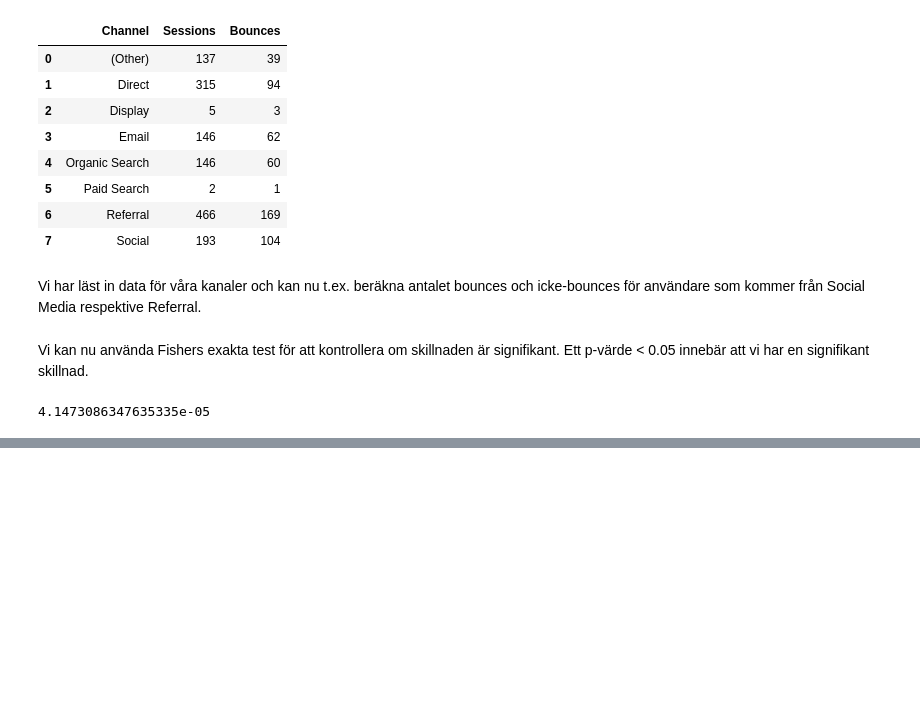
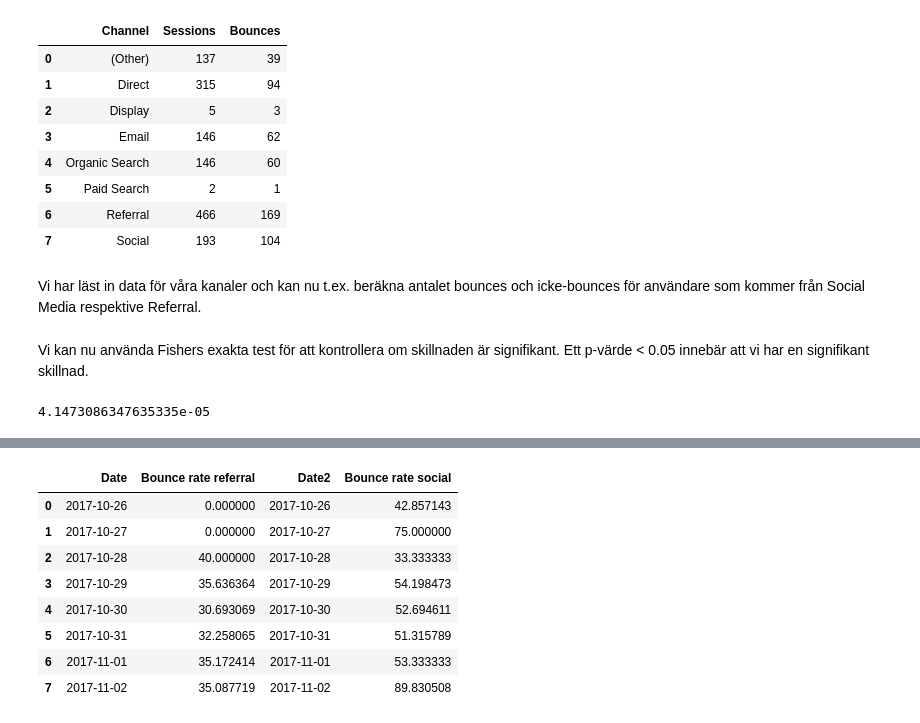
Before and after one commit to hornstein/multichannel-analytics, a Jupyter notebook: signifikanstestning.ipynb, the cells around one changed output, grey strips where cells are left out. Cells and saved outputs as stored; diff of their text form; code cells hidden in the pictures; blank space fills up the shorter version.

```diff
--- a/signifikanstestning.ipynb
+++ b/signifikanstestning.ipynb
@@ -73,0 +89,30 @@ print (pvalue)
+# %%
+r = requests.get('https://www.googleapis.com/analytics/v3/data/ga?ids=ga%3A130903410&start-date=2017-10-26&end-date=2017-11-02&metrics=ga%3AbounceRate&dimensions=ga%3Adate&filters=ga%3AchannelGrouping%3D%3DReferral&access_token=ya29.ImCvB316e-qxk20MajMUpwyng7EEarbUCImxEhOr0EPTN99m5EXEZvynd9WWTRKrP59N2VwuyH2aES8Con1bYKNoEs2JmkP13kXkAl9oCbvRo4xd2zJyutP6X0v3NL6GOVg')
+
+data = r.json() # read data from a JSON format
+df1 = pd.DataFrame(data['rows']) # turn data into a Pandas data frame
+df1 = df1.rename(columns={0: 'Date', 1: 'Bounce rate referral'}) # giving the columns some proper titles
+df1['Bounce rate referral'] = df1['Bounce rate referral'].astype(float) # formatting bounce rate as floats
+df1['Date'] = pd.to_datetime(df1['Date'])
+
+r = requests.get('https://www.googleapis.com/analytics/v3/data/ga?ids=ga%3A130903410&start-date=2017-10-26&end-date=2017-11-02&metrics=ga%3AbounceRate&dimensions=ga%3Adate&filters=ga%3AchannelGrouping%3D%3DSocial&access_token=ya29.ImCvB316e-qxk20MajMUpwyng7EEarbUCImxEhOr0EPTN99m5EXEZvynd9WWTRKrP59N2VwuyH2aES8Con1bYKNoEs2JmkP13kXkAl9oCbvRo4xd2zJyutP6X0v3NL6GOVg')
+
+data = r.json() # read data from a JSON format
+df2 = pd.DataFrame(data['rows']) # turn data into a Pandas data frame
+df2 = df2.rename(columns={0: 'Date2', 1: 'Bounce rate social'}) # giving the columns some proper titles
+df2['Bounce rate social'] = df2['Bounce rate social'].astype(float) # formatting bounce rate as floats
+df2['Date2'] = pd.to_datetime(df2['Date2'])
+
+df = pd.concat([df1, df2], axis=1, sort=False)
+
+df
+# %% [output]
+|  | Date | Bounce rate referral | Date2 | Bounce rate social |
+| 0 | 2017-10-26 | 0.000000 | 2017-10-26 | 42.857143 |
+| 1 | 2017-10-27 | 0.000000 | 2017-10-27 | 75.000000 |
+| 2 | 2017-10-28 | 40.000000 | 2017-10-28 | 33.333333 |
+| 3 | 2017-10-29 | 35.636364 | 2017-10-29 | 54.198473 |
+| 4 | 2017-10-30 | 30.693069 | 2017-10-30 | 52.694611 |
+| 5 | 2017-10-31 | 32.258065 | 2017-10-31 | 51.315789 |
+| 6 | 2017-11-01 | 35.172414 | 2017-11-01 | 53.333333 |
+| 7 | 2017-11-02 | 35.087719 | 2017-11-02 | 89.830508 |
```
Also changed, not shown: parts of 6 cells of this notebook.
